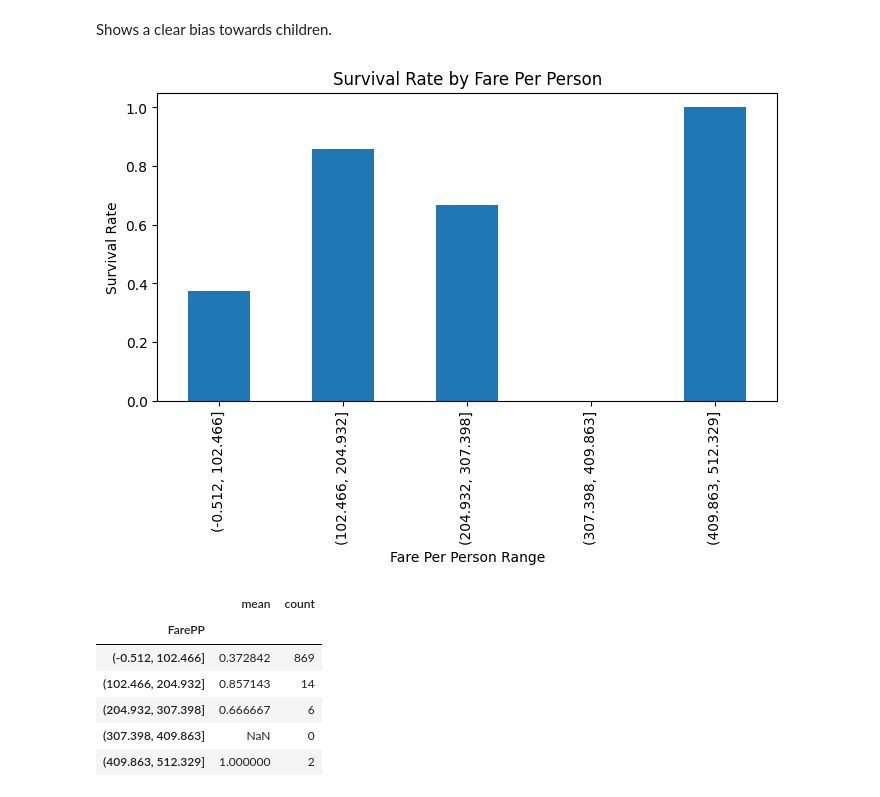
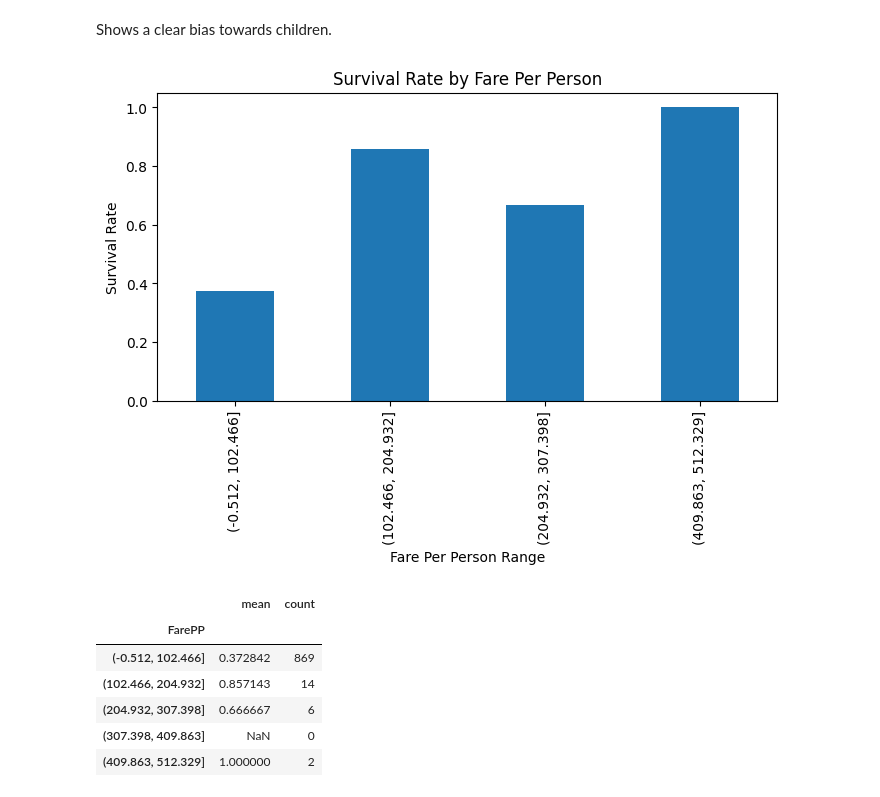
Before and after one commit to shashwatsrv/Titanic, a Jupyter notebook: Titanic.ipynb, the cells around one changed output. Cells and saved outputs as stored; diff of their text form; code cells hidden in the pictures.

```diff
--- a/Titanic.ipynb
+++ b/Titanic.ipynb
@@ -404,13 +408,13 @@ plt.show()
 # %% [markdown]
 Shows a clear bias towards children.
 # %%
-df.groupby(pd.cut(df['FarePP'], bins=5))['Survived'].mean().plot(kind='bar', figsize=(8,4))
+df.groupby(pd.cut(df['FarePP'], bins=5), observed=True)['Survived'].mean().plot(kind='bar', figsize=(8,4))
 plt.title('Survival Rate by Fare Per Person')
 plt.ylabel('Survival Rate')
 plt.xlabel('Fare Per Person Range')
 plt.show()
 # %% [output]
-[figure, old version]
+[figure, new version]
 # %%
 df.groupby(pd.cut(df['FarePP'], bins=5))['Survived'].agg(['mean', 'count'])
 # %% [output]
```
Also changed, not shown: parts of 6 cells of this notebook.
